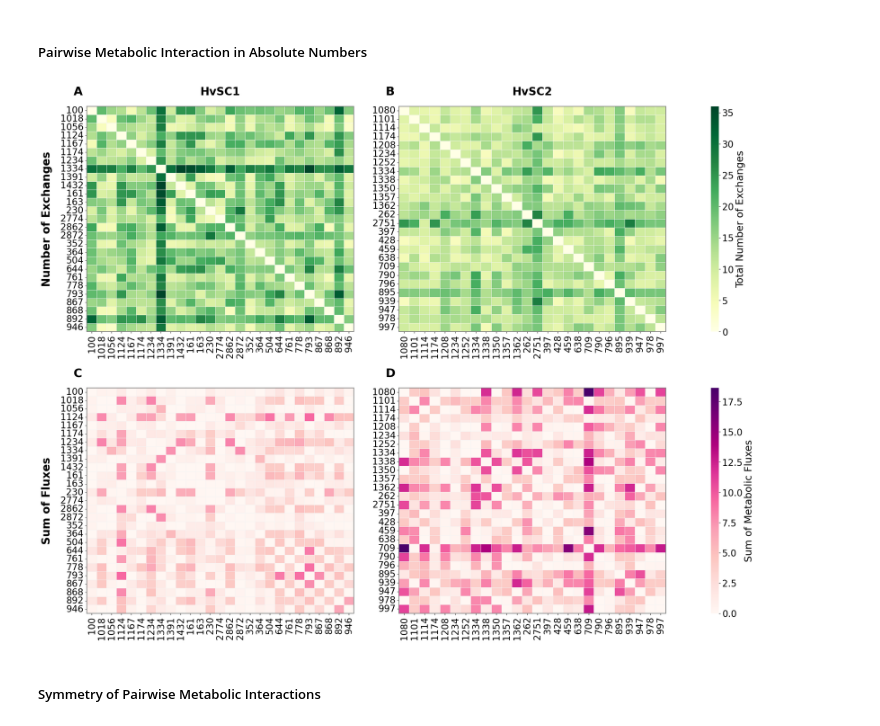
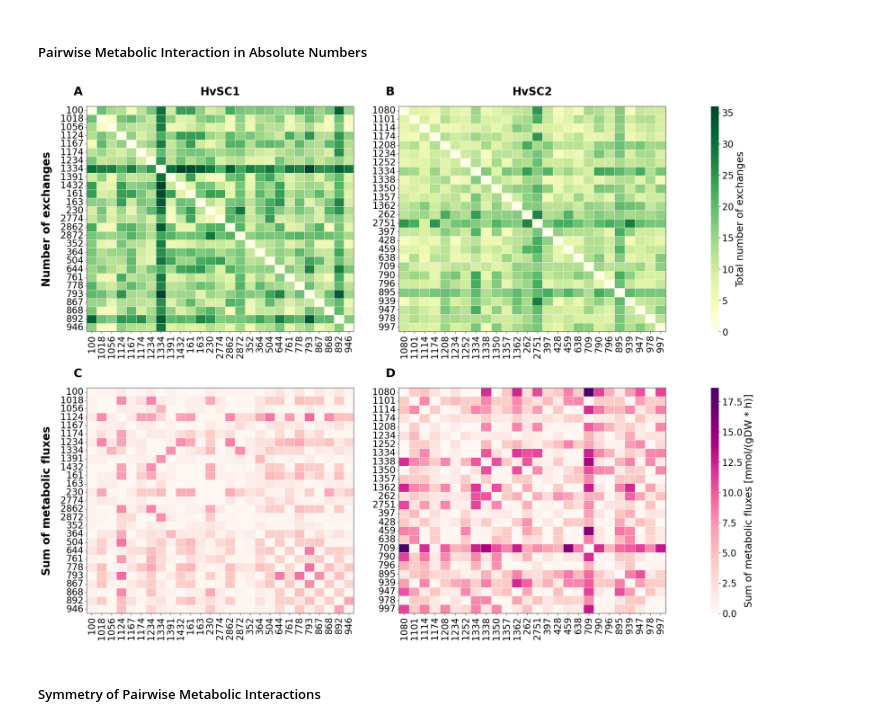
Before and after one commit to emmaatlls/git_repository_emma, a Jupyter notebook: code/organised_code/community.ipynb, the cells around one changed output. Drawn from its saved outputs; the diff is of its cells as text; code cells hidden in the pictures.

```diff
--- a/code/organised_code/community.ipynb
+++ b/code/organised_code/community.ipynb
@@ -454,7 +462,7 @@ sns.heatmap(
     vmax=max_nex_val,
     cbar=True,
     cbar_ax=cax1,
-    cbar_kws={'label': 'Total Number of Exchanges'},
+    cbar_kws={'label': 'Total number of exchanges'},
     linewidths=0.5,
     linecolor='whitesmoke'
 )
@@ -479,7 +487,7 @@ sns.heatmap(
     vmax=max_sumflux_val,
     cbar=True,
     cbar_ax=cax2,
-    cbar_kws={'label': 'Sum of Metabolic Fluxes'},
+    cbar_kws={'label': 'Sum of metabolic fluxes [mmol/(gDW * h)]'},
     linewidths=0.5,
     linecolor='whitesmoke'
 )
@@ -491,36 +499,36 @@ for ax in all_axes:
     ax.set_ylabel("", fontsize=axis_labels)
 
     for spine in ax.spines.values():
         spine.set_visible(True)
         spine.set_color('grey')
         spine.set_linewidth(1.5)
 
 ax11.set_title("HvSC1", fontsize=subtitle_size, fontweight = "bold", pad=25)
 ax12.set_title("HvSC2", fontsize=subtitle_size, fontweight = "bold", pad=25)
 
-ax11.text(-0.15, 0.5, "Number of Exchanges", transform=ax11.transAxes,
+ax11.text(-0.15, 0.5, "Number of exchanges", transform=ax11.transAxes,
         fontsize=subtitle_size, va='center', fontweight = "bold", ha='center', rotation=90)
 
-ax21.text(-0.15, 0.5, "Sum of Fluxes", transform=ax21.transAxes,
+ax21.text(-0.15, 0.5, "Sum of metabolic fluxes", transform=ax21.transAxes,
         fontsize=subtitle_size, va='center', fontweight = "bold", ha='center', rotation=90)
 
 # Subplot tags (A, B, C, D)
 ax11.text(-0.05, 1.05, "A", transform=ax11.transAxes, fontsize=subtitle_size + 2, fontweight='bold')
 ax12.text(-0.05, 1.05, "B", transform=ax12.transAxes, fontsize=subtitle_size + 2, fontweight='bold')
 ax21.text(-0.05, 1.05, "C", transform=ax21.transAxes, fontsize=subtitle_size + 2, fontweight='bold')
 ax22.text(-0.05, 1.05, "D", transform=ax22.transAxes, fontsize=subtitle_size + 2, fontweight='bold')
 
 cax1.yaxis.label.set_size(legend_size)
 cax1.tick_params(labelsize=tick_size)
 cax2.yaxis.label.set_size(legend_size)
 cax2.tick_params(labelsize=tick_size)
 
 plt.subplots_adjust(left=0.1)
 #plt.savefig(os.path.join(save_fig_dir, "Combined_nex_sumflux_heatmap.svg"), bbox_inches='tight')
 #plt.savefig(os.path.join(save_fig_dir, "Combined_nex_sumflux_heatmap.png"), bbox_inches='tight')
 plt.show()
 # %% [output]
-[figure, old version]
+[figure, new version]
 # %% [markdown]
 ##### Symmetry of Pairwise Metabolic Interactions
 # %%
```
Also changed, not shown: parts of 9 cells of this notebook, 12 other files.
